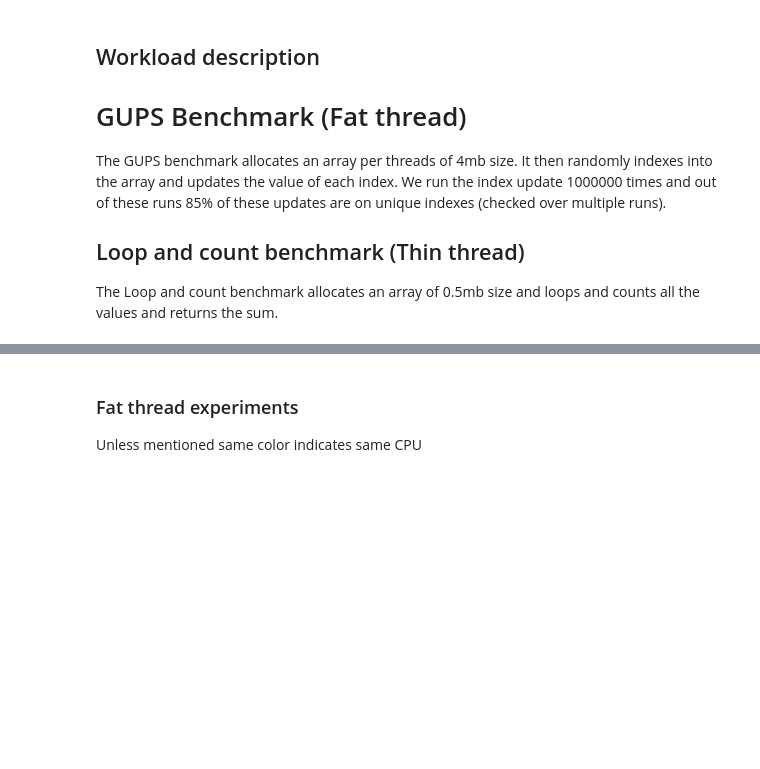
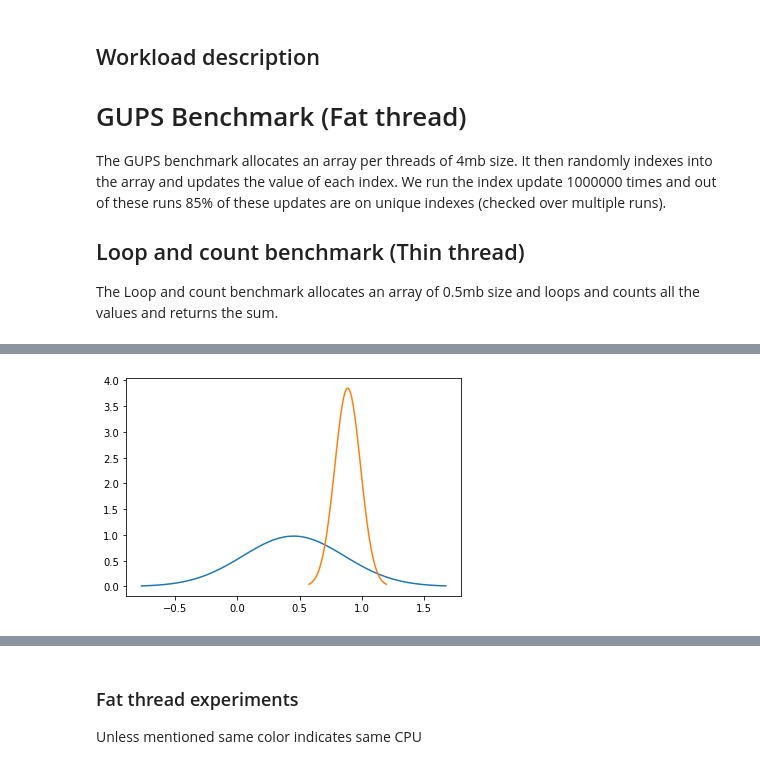
Before and after one commit to shauryapatel1995/random-threading, a Jupyter notebook: fatvsthin.ipynb, the cells around one changed output, grey strips where cells are left out. Cells and saved outputs as stored; diff of their text form; code cells hidden in the pictures; blank space fills up the shorter version.

```diff
--- a/fatvsthin.ipynb
+++ b/fatvsthin.ipynb
@@ -22,0 +108,7 @@ The Loop and count benchmark allocates an array of 0.5mb size and loops and coun
+# %%
+## 100 trials with 100/t as reward
+generate_normal(0.452158, float(1/6))
+generate_normal(0.887375, float(1/93))
+plt.show()
+# %% [output]
+[figure, added]
```
Also changed, not shown: parts of 19 cells of this notebook.
